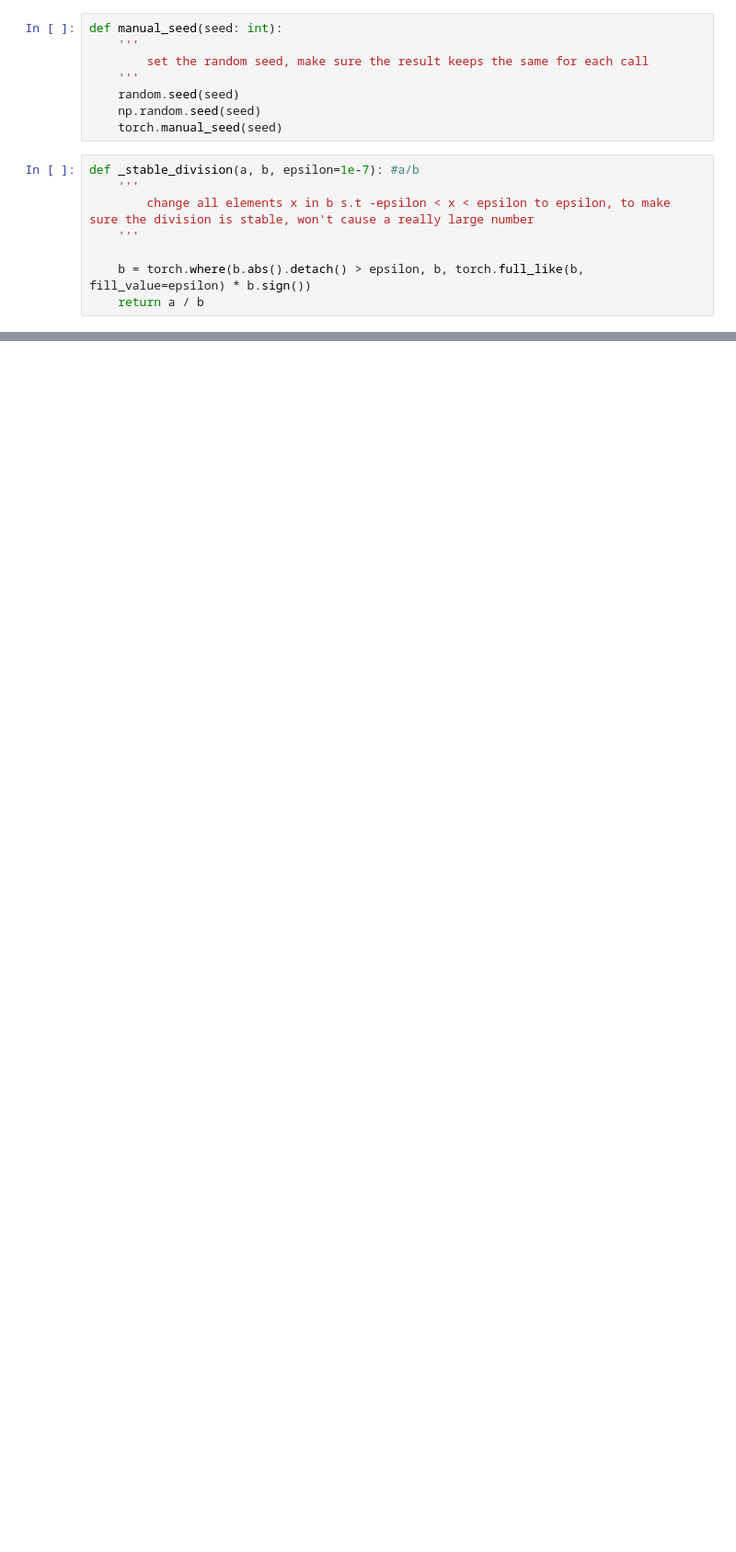
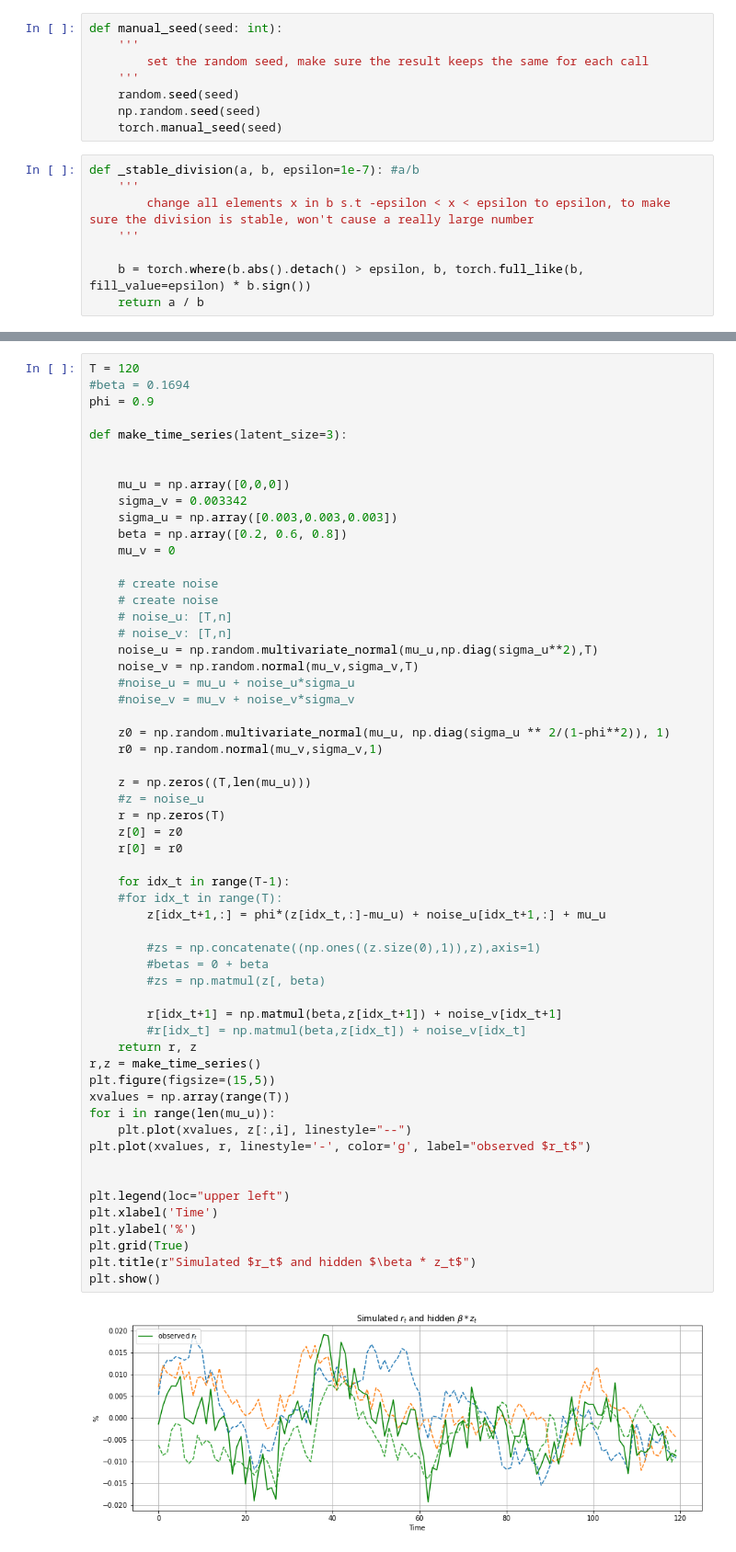
Before and after one commit to Jarvisarmy/latent_sde_and_score_based, a Jupyter notebook: latent_sde/latent_sde_multiple_dims.ipynb, the cells around one changed output, grey strips where cells are left out. Shown at 92% size. Saved outputs shown, nothing was run; the diff lists cells and outputs as text; blank space fills up the shorter version.

```diff
--- a/latent_sde/latent_sde_multiple_dims.ipynb
+++ b/latent_sde/latent_sde_multiple_dims.ipynb
@@ -104,0 +112,59 @@ def _stable_division(a, b, epsilon=1e-7): #a/b
+# %%
+T = 120
+#beta = 0.1694
+phi = 0.9
+
+def make_time_series(latent_size=3):
+
+
+    mu_u = np.array([0,0,0])
+    sigma_v = 0.003342
+    sigma_u = np.array([0.003,0.003,0.003])
+    beta = np.array([0.2, 0.6, 0.8])
+    mu_v = 0
+
+    # create noise
+    # create noise
+    # noise_u: [T,n]
+    # noise_v: [T,n]
+    noise_u = np.random.multivariate_normal(mu_u,np.diag(sigma_u**2),T)
+    noise_v = np.random.normal(mu_v,sigma_v,T)
+    #noise_u = mu_u + noise_u*sigma_u
+    #noise_v = mu_v + noise_v*sigma_v
+
+    z0 = np.random.multivariate_normal(mu_u, np.diag(sigma_u ** 2/(1-phi**2)), 1)
+    r0 = np.random.normal(mu_v,sigma_v,1)
+
+    z = np.zeros((T,len(mu_u)))
+    #z = noise_u
+    r = np.zeros(T)
+    z[0] = z0
+    r[0] = r0
+
+    for idx_t in range(T-1):
+    #for idx_t in range(T):
+        z[idx_t+1,:] = phi*(z[idx_t,:]-mu_u) + noise_u[idx_t+1,:] + mu_u
+
+        #zs = np.concatenate((np.ones((z.size(0),1)),z),axis=1)
+        #betas = 0 + beta
+        #zs = np.matmul(z[, beta)
+
+        r[idx_t+1] = np.matmul(beta,z[idx_t+1]) + noise_v[idx_t+1]
+        #r[idx_t] = np.matmul(beta,z[idx_t]) + noise_v[idx_t]
+    return r, z
+r,z = make_time_series()
+plt.figure(figsize=(15,5))
+xvalues = np.array(range(T))
+for i in range(len(mu_u)):
+    plt.plot(xvalues, z[:,i], linestyle="--")
+plt.plot(xvalues, r, linestyle='-', color='g', label="observed $r_t$")
+
+
+plt.legend(loc="upper left")
+plt.xlabel('Time')
+plt.ylabel('%')
+plt.grid(True)
+plt.title(r"Simulated $r_t$ and hidden $\beta * z_t$")
+plt.show()
+# %% [output]
+[figure, added]
```
Also changed, not shown: parts of 18 cells of this notebook, 37 other files.
